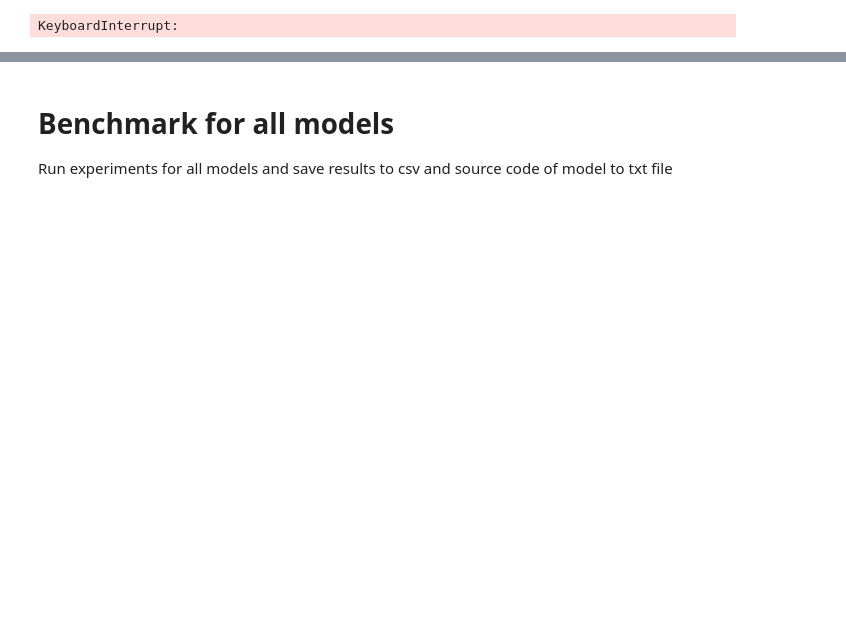
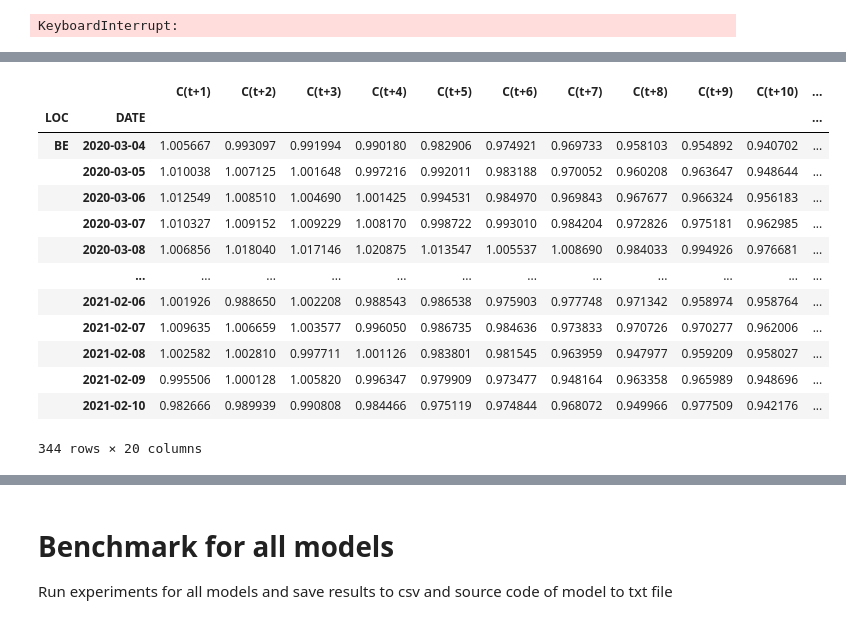
Before and after one commit to gerardmargaux/CovidThesis, a Jupyter notebook: src/LSTM-GPU.ipynb, the cells around one changed output, grey strips where cells are left out. Saved outputs shown, nothing was run; the diff lists cells and outputs as text; code cells hidden in the pictures; blank space fills up the shorter version.

```diff
--- a/src/LSTM-GPU.ipynb
+++ b/src/LSTM-GPU.ipynb
@@ -1475,0 +1574,36 @@ KeyboardInterrupt:
+# %%
+scaler_generator = MinMaxScaler
+dg_2 = util.DataGenerator(df_train_c, n_samples, n_forecast, target='C', scaler_generator=scaler_generator,
+                          scaler_type='batch', augment_merge=0, predict_one=False, cumsum=False,
+                          data_columns=[k for k in list_topics], no_lag=True)
+dg_2.set_loc_init(dg.loc_init)  # consider the other localisations as being augmented
+dg_test = util.DataGenerator(df_test_c, n_samples, n_forecast, target='C', scaler_generator=scaler_generator,
+                          scaler_type='batch', augment_merge=0, predict_one=False, cumsum=False,
+                          data_columns=[k for k in list_topics], no_lag=True)
+dg_test.set_loc_init(dg.loc_init)  # consider the other localisations as being augmented
+# %%
+X_train_2 = dg_2.get_x(scaled=True)
+C_train = dg_2.get_y(scaled=False)
+
+dg_test.set_scaler_values_x(dg_2.scaler_x)
+X_test_2 = dg_test.get_x(scaled=True, use_previous_scaler=True)
+C_test = dg_test.get_y(scaled=False)
+
+model_generator = get_dense_model
+
+batch_size_train = len(X_train_2)
+batch_size_test = len(X_test_2)
+model = model_generator(batch_input_shape=(batch_size_train, n_samples, dg_2.n_features))
+
+history = model.fit(X_train_2, C_train, batch_size=batch_size_train, epochs=2000, callbacks=None)
+# compute the predictions on both the training and the validation
+C_train_pred_2 = model.predict(X_train_2, batch_size=batch_size_train)
+
+model_prediction = model_generator(batch_input_shape=(batch_size_test, n_samples, dg_2.n_features))
+model_prediction.set_weights(model.get_weights())
+C_test_pred_2 = model_prediction.predict(X_test_2, batch_size=batch_size_test)
+
+df_train_c_predicted = dg_2.inverse_transform_y(C_train_pred_2, return_type='dict_df',
+                                        inverse_tranform=False)
+df_test_c_predicted = dg_test.inverse_transform_y(C_test_pred_2, return_type='dict_df', geo=dg.loc_init,
+                                        inverse_tranform=False)
@@ -1475,0 +1628,17 @@ KeyboardInterrupt:
+# %%
+df_train_c_predicted['BE']
+# %% [output]
+|  |  | C(t+1) | C(t+2) | C(t+3) | C(t+4) | C(t+5) | C(t+6) | C(t+7) | C(t+8) | C(t+9) | C(t+10) | ... |
+| LOC | DATE |  |  |  |  |  |  |  |  |  |  | ... |
+| BE | 2020-03-04 | 1.005667 | 0.993097 | 0.991994 | 0.990180 | 0.982906 | 0.974921 | 0.969733 | 0.958103 | 0.954892 | 0.940702 | ... |
+|  | 2020-03-05 | 1.010038 | 1.007125 | 1.001648 | 0.997216 | 0.992011 | 0.983188 | 0.970052 | 0.960208 | 0.963647 | 0.948644 | ... |
+|  | 2020-03-06 | 1.012549 | 1.008510 | 1.004690 | 1.001425 | 0.994531 | 0.984970 | 0.969843 | 0.967677 | 0.966324 | 0.956183 | ... |
+|  | 2020-03-07 | 1.010327 | 1.009152 | 1.009229 | 1.008170 | 0.998722 | 0.993010 | 0.984204 | 0.972826 | 0.975181 | 0.962985 | ... |
+|  | 2020-03-08 | 1.006856 | 1.018040 | 1.017146 | 1.020875 | 1.013547 | 1.005537 | 1.008690 | 0.984033 | 0.994926 | 0.976681 | ... |
+|  | ... | ... | ... | ... | ... | ... | ... | ... | ... | ... | ... | ... |
+|  | 2021-02-06 | 1.001926 | 0.988650 | 1.002208 | 0.988543 | 0.986538 | 0.975903 | 0.977748 | 0.971342 | 0.958974 | 0.958764 | ... |
+|  | 2021-02-07 | 1.009635 | 1.006659 | 1.003577 | 0.996050 | 0.986735 | 0.984636 | 0.973833 | 0.970726 | 0.970277 | 0.962006 | ... |
+|  | 2021-02-08 | 1.002582 | 1.002810 | 0.997711 | 1.001126 | 0.983801 | 0.981545 | 0.963959 | 0.947977 | 0.959209 | 0.958027 | ... |
+|  | 2021-02-09 | 0.995506 | 1.000128 | 1.005820 | 0.996347 | 0.979909 | 0.973477 | 0.948164 | 0.963358 | 0.965989 | 0.948696 | ... |
+|  | 2021-02-10 | 0.982666 | 0.989939 | 0.990808 | 0.984466 | 0.975119 | 0.974844 | 0.968072 | 0.949966 | 0.977509 | 0.942176 | ... |
+344 rows × 20 columns
```
Also changed, not shown: parts of 19 cells of this notebook.
